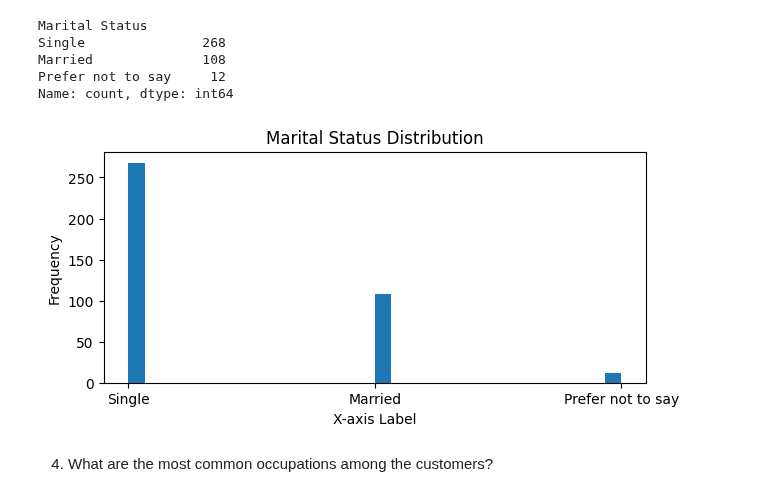
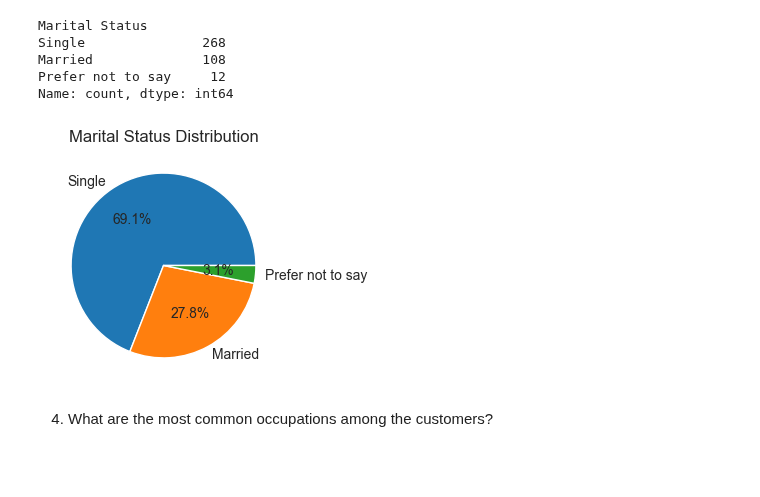
Before and after one commit to Sevinj-joy/Matplotlib_examples, a Jupyter notebook: OnlineFoodOrders/Online_food_Orders.ipynb, the cells around one changed output. Cells and saved outputs as stored; diff of their text form; code cells hidden in the pictures; blank space fills up the shorter version.

```diff
--- a/OnlineFoodOrders/Online_food_Orders.ipynb
+++ b/OnlineFoodOrders/Online_food_Orders.ipynb
@@ -129,13 +154,11 @@ Prefer not to say     12
 Name: count, dtype: int64
 # %%
 plt.figure(figsize=(7,3))
-plt.hist(data['Marital Status'], bins=30)
+plt.pie(data['Marital Status'].value_counts(), labels=data['Marital Status'].value_counts().index, autopct='%1.1f%%')
 plt.title('Marital Status Distribution')
-plt.xlabel('X-axis Label')
-plt.ylabel('Frequency')
 plt.show()
 # %% [output]
-[figure, old version]
+[figure, new version]
 # %% [markdown]
 4.	What are the most common occupations among the customers?
 # %%
```
Also changed, not shown: parts of 24 cells of this notebook.
